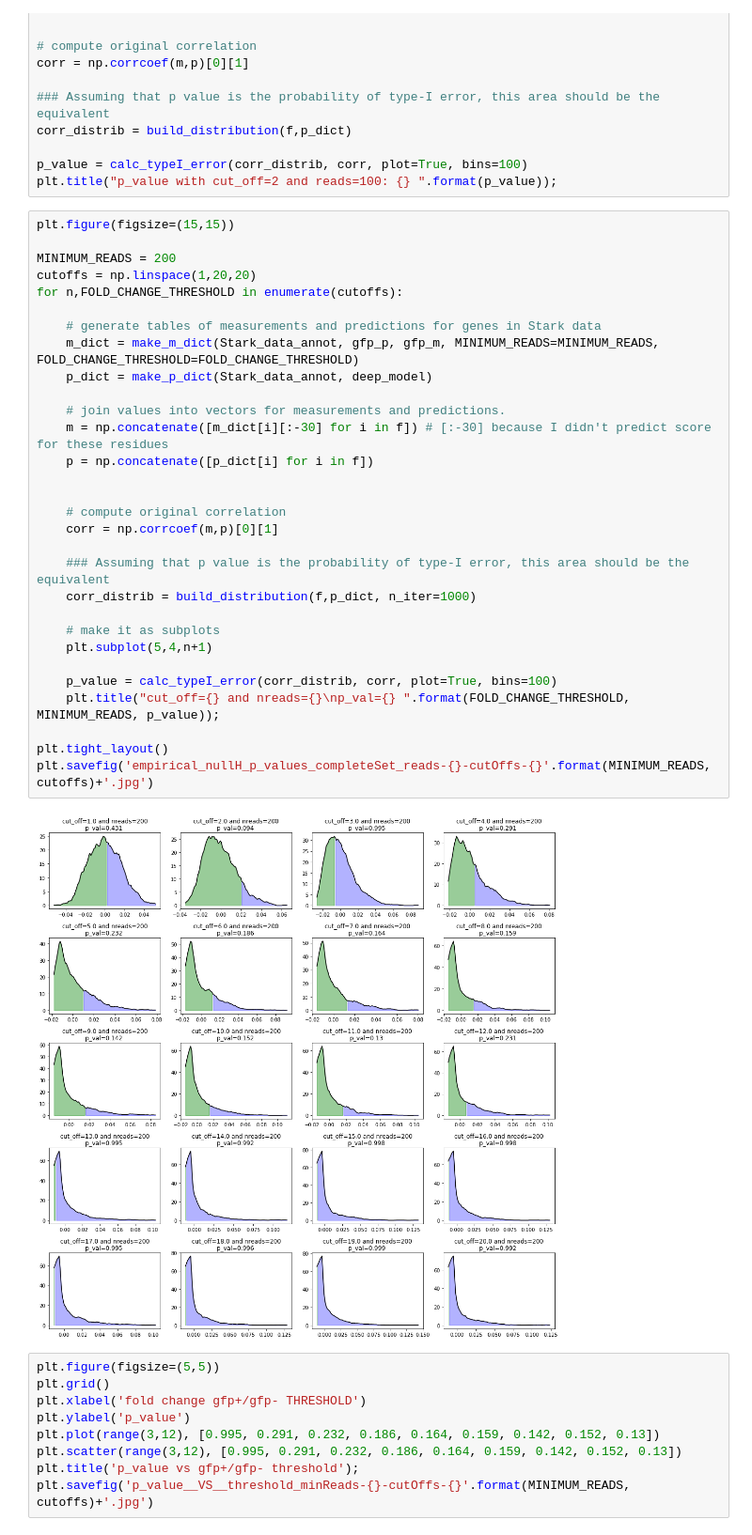
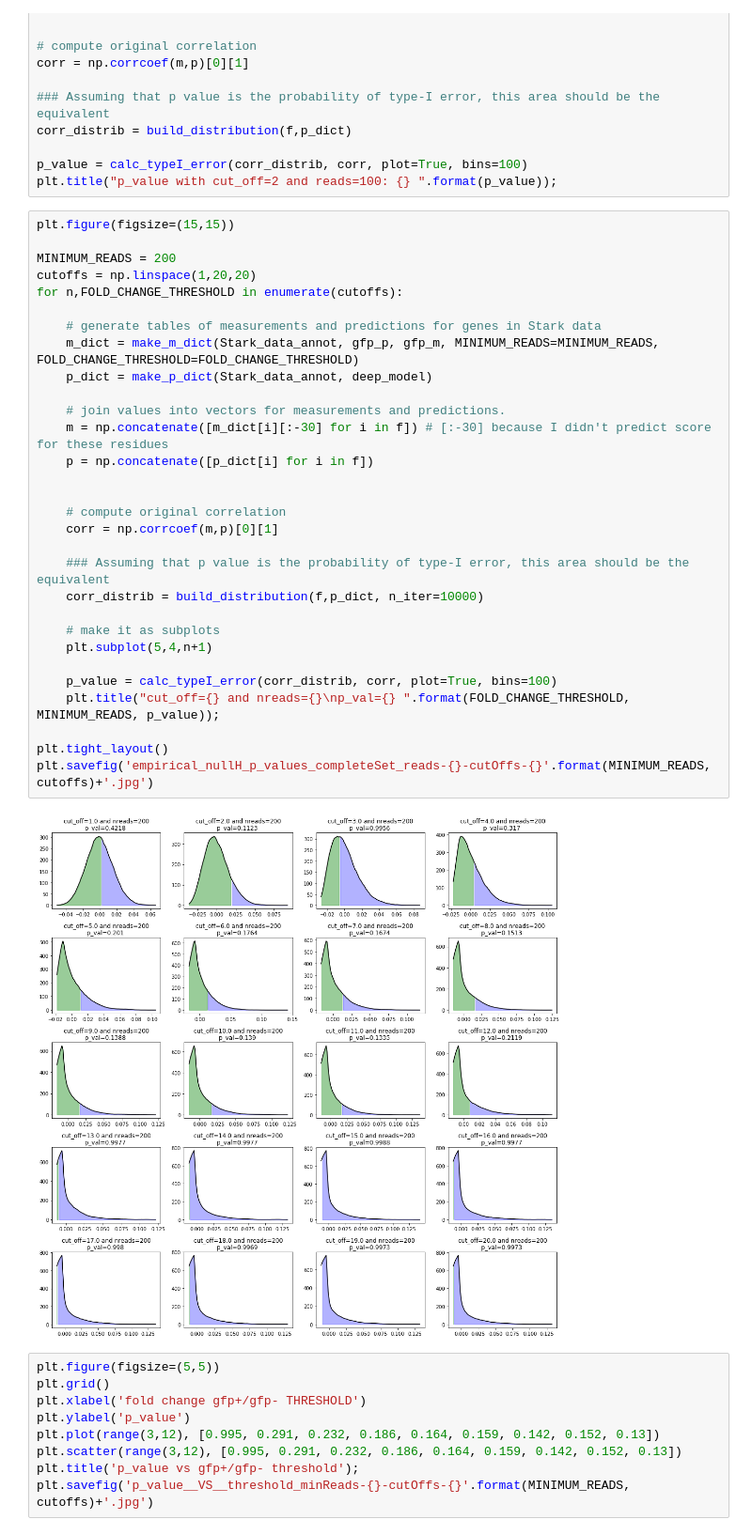
Before and after one commit to aerijman/TADs-analysis, a Jupyter notebook: empirical_null_model/notebooks/predictions_Logo.ipynb, the cells around one changed output. Shown at 94% size. Drawn from its saved outputs; the diff is of its cells as text.

```diff
--- a/empirical_null_model/notebooks/predictions_Logo.ipynb
+++ b/empirical_null_model/notebooks/predictions_Logo.ipynb
@@ -446,35 +451,35 @@ plt.title("p_value with cut_off=2 and reads=100: {} ".format(p_value));
 # %%
 plt.figure(figsize=(15,15))
 
 MINIMUM_READS = 200
 cutoffs = np.linspace(1,20,20)
 for n,FOLD_CHANGE_THRESHOLD in enumerate(cutoffs):
 
     # generate tables of measurements and predictions for genes in Stark data
     m_dict = make_m_dict(Stark_data_annot, gfp_p, gfp_m, MINIMUM_READS=MINIMUM_READS, FOLD_CHANGE_THRESHOLD=FOLD_CHANGE_THRESHOLD)
     p_dict = make_p_dict(Stark_data_annot, deep_model)
 
     # join values into vectors for measurements and predictions.
     m = np.concatenate([m_dict[i][:-30] for i in f]) # [:-30] because I didn't predict score for these residues
     p = np.concatenate([p_dict[i] for i in f])
 
 
     # compute original correlation
     corr = np.corrcoef(m,p)[0][1]
 
     ### Assuming that p value is the probability of type-I error, this area should be the equivalent
-    corr_distrib = build_distribution(f,p_dict, n_iter=1000)
+    corr_distrib = build_distribution(f,p_dict, n_iter=10000)
 
     # make it as subplots
     plt.subplot(5,4,n+1)
 
     p_value = calc_typeI_error(corr_distrib, corr, plot=True, bins=100)
     plt.title("cut_off={} and nreads={}\np_val={} ".format(FOLD_CHANGE_THRESHOLD, MINIMUM_READS, p_value));
 
 plt.tight_layout()
 plt.savefig('empirical_nullH_p_values_completeSet_reads-{}-cutOffs-{}'.format(MINIMUM_READS, cutoffs)+'.jpg')
 # %% [output]
-[figure, old version]
+[figure, new version]
 # %%
 plt.figure(figsize=(5,5))
 plt.grid()
```
Also changed, not shown: parts of 9 cells of this notebook, 6 other files.
